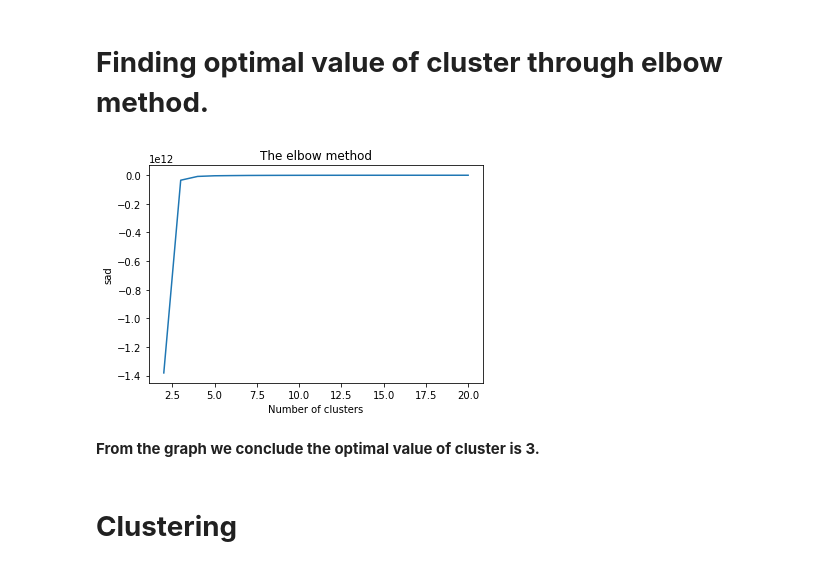
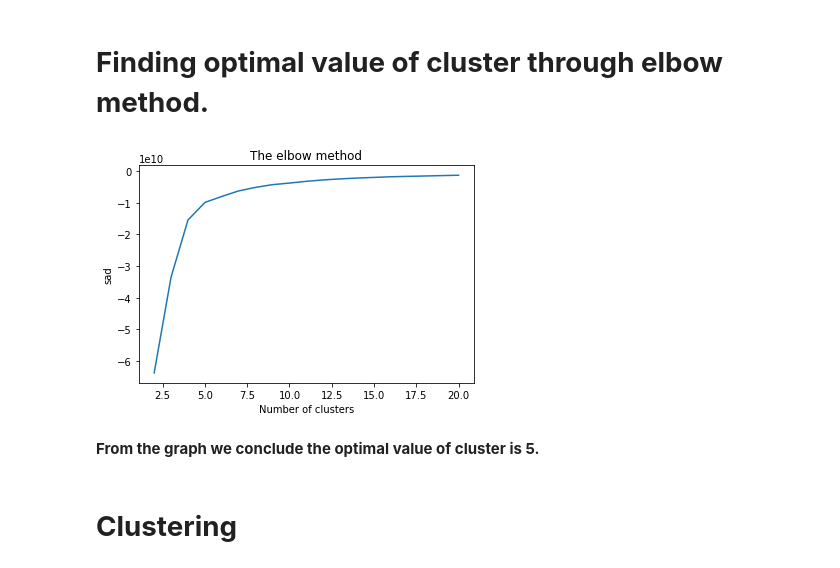
Before and after one commit to 19pa1a05c7/clustering-with-kmeans, a Jupyter notebook: copy_of_Untitled2.ipynb, the cells around one changed output. Cells and saved outputs as stored; diff of their text form; code cells hidden in the pictures.

```diff
--- a/copy_of_Untitled2.ipynb
+++ b/copy_of_Untitled2.ipynb
@@ -115,3 +144,5 @@ covid["Province/State"].fillna(covid["Province/State"].mode()[0],inplace=True)
+# %%
+covid=covid.drop(["Active","Admin2","Combined_Key","Country_Region","FIPS","Last_Update","Lat","Long_","Province_State"],axis=1)
 # %%
 covid.info()
 # %% [output]
@@ -131,6 +162,6 @@ memory usage: 516.4+ KB
 # %% [markdown]
 # **Forming dataframe contributing each row to each city.**
 # %%
-covid19=covid.iloc[:,[6,0,2,7]]
+covid19=covid.iloc[:,[6,4,5,0,2,7]]
 covid19
 # %% [output]
@@ -152,3 +180,0 @@ covid19
-# %%
-covid19 = covid19.groupby('Province/State').agg(np.sum).reset_index()
-covid19
@@ -204,0 +204,2 @@ plt.scatter(x[:,1],x[:,2])
+# %%
+y=covid19.iloc[:,3:6].values
@@ -207,19 +247,19 @@ plt.scatter(x[:,1],x[:,2])
 # %%
 sad = []
 
 for i in range(2, 21):
     kmeans = KMeans(n_clusters = i, init = 'k-means++', max_iter = 300, n_init = 10, random_state = 0)
-    kmeans.fit(x)
-    sad.append(kmeans.score(x))
+    kmeans.fit(y)
+    sad.append(kmeans.score(y))
 plt.plot(range(2,21),sad)
 plt.title('The elbow method')
 plt.xlabel('Number of clusters')
 plt.ylabel('sad')
 plt.show()
 # %% [output]
-[figure, old version]
+[figure, new version]
 # %% [markdown]
-**From the graph we conclude the optimal value of cluster is 3.**
+**From the graph we conclude the optimal value of cluster is 5.**
 # %% [markdown]
 # **Clustering**
 # %%
```
Also changed, not shown: parts of 34 cells of this notebook.
